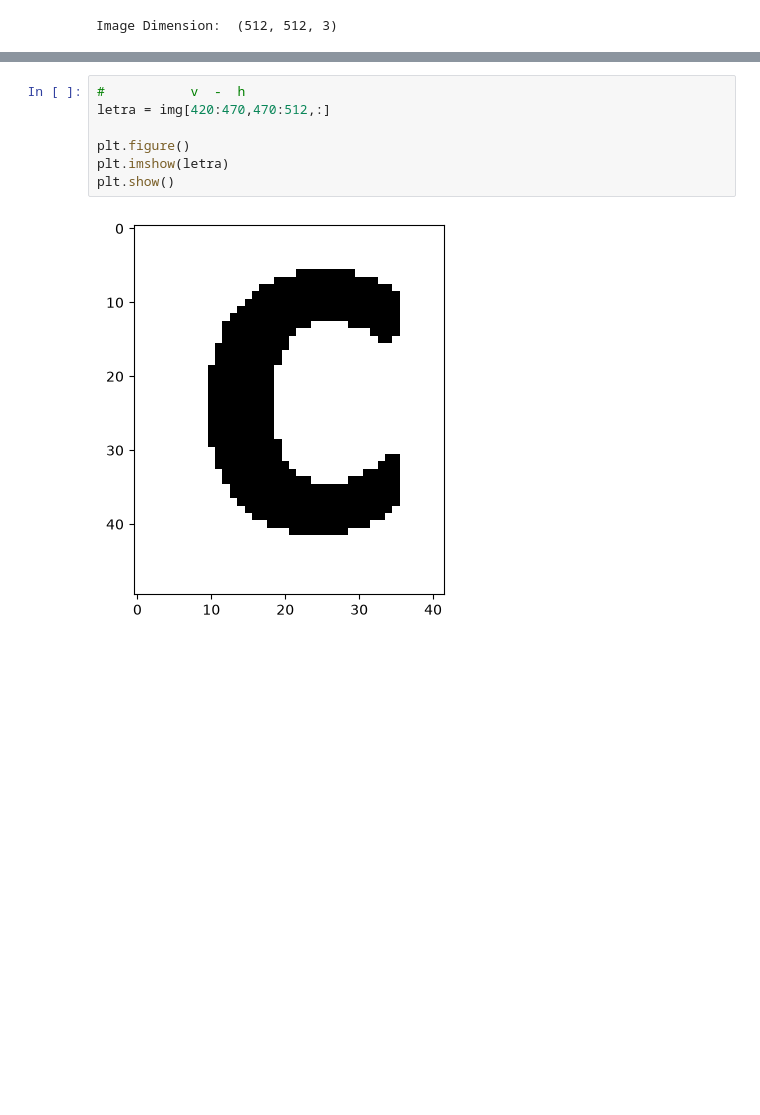
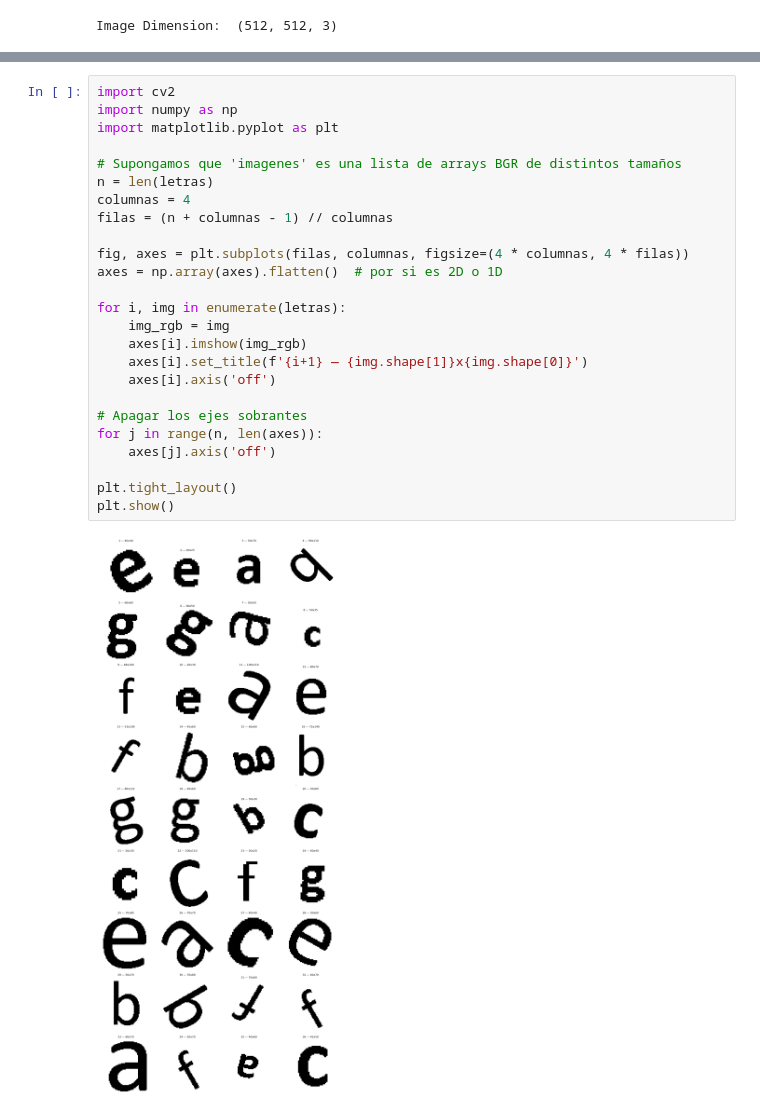
Before and after one commit to Joberto14/tarea1RDP, a Jupyter notebook: tarea1.ipynb, the cells around one changed output, grey strips where cells are left out. Drawn from its saved outputs; the diff is of its cells as text; blank space fills up the shorter version.

```diff
--- a/tarea1.ipynb
+++ b/tarea1.ipynb
@@ -76,9 +111,27 @@ letras.append(letra1)
-# %%
-#           v  -  h
-letra = img[420:470,470:512,:]
-
-plt.figure()
-plt.imshow(letra)
-plt.show()
-# %% [output]
-[figure, removed]
+# %%
+import cv2
+import numpy as np
+import matplotlib.pyplot as plt
+
+# Supongamos que 'imagenes' es una lista de arrays BGR de distintos tamaños
+n = len(letras)
+columnas = 4
+filas = (n + columnas - 1) // columnas
+
+fig, axes = plt.subplots(filas, columnas, figsize=(4 * columnas, 4 * filas))
+axes = np.array(axes).flatten()  # por si es 2D o 1D
+
+for i, img in enumerate(letras):
+    img_rgb = img
+    axes[i].imshow(img_rgb)
+    axes[i].set_title(f'{i+1} — {img.shape[1]}x{img.shape[0]}')
+    axes[i].axis('off')
+
+# Apagar los ejes sobrantes
+for j in range(n, len(axes)):
+    axes[j].axis('off')
+
+plt.tight_layout()
+plt.show()
+# %% [output]
+[figure, added]
```
Also changed, not shown: parts of 1 cell of this notebook.
